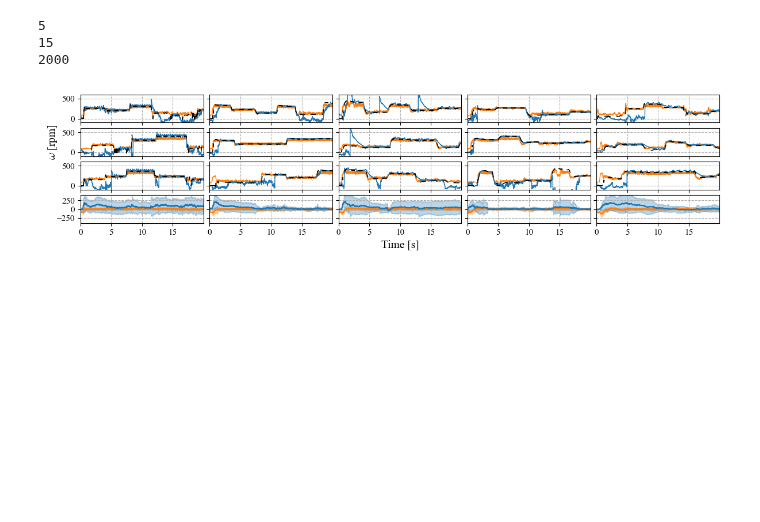
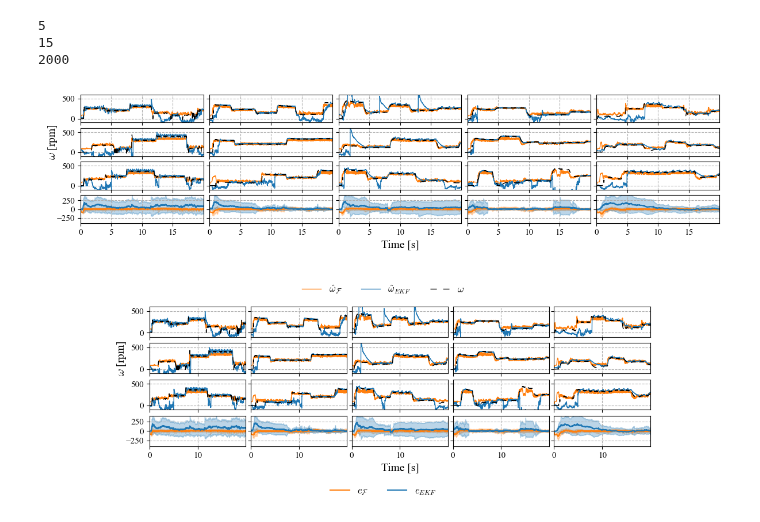
Before and after one commit to buswayne/in-context-bldc, a Jupyter notebook: speed_estimator/figures_gridplot.ipynb, the cells around one changed output. Cells and saved outputs as stored; diff of their text form; code cells hidden in the pictures; blank space fills up the shorter version.

```diff
--- a/speed_estimator/figures_gridplot.ipynb
+++ b/speed_estimator/figures_gridplot.ipynb
@@ -160,3 +160,70 @@ plt.subplots_adjust(wspace=0.05, hspace=0.2)
 plt.show()
 # %% [output]
 [figure]
+# %%
+fig, axes = plt.subplots(4, config_number, figsize=(12, 4), sharex=True)
+
+for config_idx in range(config_number):
+# for config_idx in range(1):
+    for i in range(3):
+
+        axes[i,config_idx].plot(time,profile_full_meta[config_idx,i,:], label=r"$\hat{\omega}_{\mathcal{F}}$", color="tab:orange", linewidth = 1)
+        axes[i,config_idx].plot(time,profile_full_ekf[config_idx,i,:], label=r"$\hat{\omega}_{EKF}$", color="tab:blue", linewidth = 1)
+        axes[i,config_idx].plot(time,profile_full_real[config_idx,i,:], label=r"$\omega$", color="k", linestyle=(0, (8, 8)), linewidth = 1)
+        axes[i,config_idx].set_ylim([-100, 600])
+        if config_idx != 0:
+            axes[i,config_idx].set_yticklabels([])
+        elif i == 1:
+            axes[i,config_idx].set_ylabel("$\omega$ [rpm]")
+
+
+    avg_error_meta = (profile_full_real[config_idx,:,:] - profile_full_meta[config_idx,:,:]).mean(axis = 0)
+    avg_error_ekf = (profile_full_real[config_idx,:,:] - profile_full_ekf[config_idx,:,:]).mean(axis = 0)
+
+    std_error_meta = (profile_full_real[config_idx,:,:] - profile_full_meta[config_idx,:,:]).std(axis = 0)
+    std_error_ekf = (profile_full_real[config_idx,:,:] - profile_full_ekf[config_idx,:,:]).std(axis = 0)
+
+
+
+    axes[-1, config_idx].plot(time,avg_error_meta, label=r"$e_{\mathcal{F}}$", color="tab:orange")
+    axes[-1, config_idx].fill_between(
+        time,
+        avg_error_meta + std_error_meta,
+        avg_error_meta - std_error_meta,
+        color='tab:orange',
+        alpha=0.3
+    )
+
+    axes[-1, config_idx].plot(time,avg_error_ekf, label=r"$e_{EKF}$", color="tab:blue")
+    axes[-1, config_idx].fill_between(
+        time,
+        avg_error_ekf + std_error_ekf,
+        avg_error_ekf - std_error_ekf,
+        color='tab:blue',
+        alpha=0.3
+    )
+    if config_idx != 0:
+        axes[-1,config_idx].set_yticklabels([])
+    # else:
+    #     axes[-1,config_idx].set_ylabel("Error [RPM]", fontsize=10)
+
+    axes[-1,config_idx].set_ylim([-400, 400])
+
+
+axes[-1,2].set_xlabel("Time [s]")
+handles, labels = axes[0, 3].get_legend_handles_labels()
+fig.legend(handles, labels, loc="upper center",bbox_to_anchor=(0.5, 1.0), ncol=3, fontsize=12, frameon=False)
+handles, labels = axes[-1, 3].get_legend_handles_labels()
+fig.legend(handles, labels, loc="lower center", bbox_to_anchor=(0.5, 0.0), ncol=2, fontsize=12, frameon=False)
+
+plt.tight_layout(rect=[0.1, 0.1, 0.9, 0.9])
+# plt.tight_layout()
+plt.subplots_adjust(wspace=0.05, hspace=0.2)
+# fig.text(0.0, 0.5, 'speed [rpm]', va='center', rotation='vertical', fontsize=14)
+
+
+# plt.savefig("figures\\gridplot_5.pdf", dpi=300)
+plt.savefig("figures\\gridplot_5.png")
+plt.show()
+# %% [output]
+[figure, added]
```
Also changed, not shown: 11 other files.
